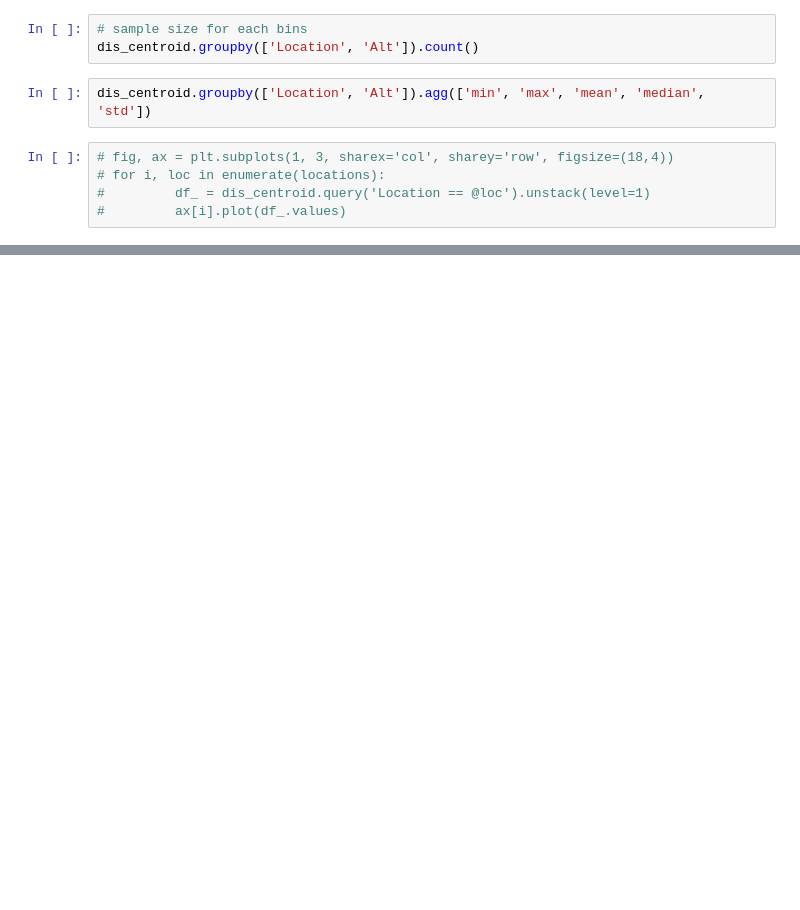
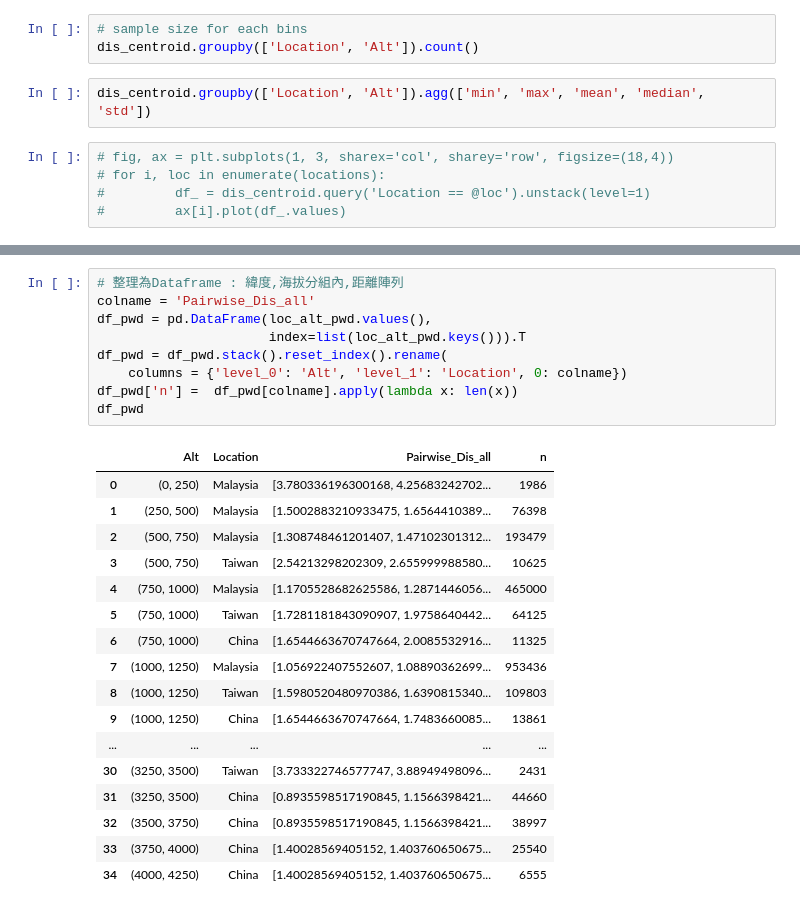
Before and after one commit to YunghuiHsu/Moth_Project, a Jupyter notebook: Moth_thermal/vsc/explore_LatentSpace.ipynb, the cells around one changed output, grey strips where cells are left out. Saved outputs shown, nothing was run; the diff lists cells and outputs as text; blank space fills up the shorter version.

```diff
--- a/Moth_thermal/vsc/explore_LatentSpace.ipynb
+++ b/Moth_thermal/vsc/explore_LatentSpace.ipynb
@@ -1247,0 +1165,27 @@ ax.set_xticklabels(
+# %%
+# 整理為Dataframe : 緯度,海拔分組內,距離陣列
+colname = 'Pairwise_Dis_all'
+df_pwd = pd.DataFrame(loc_alt_pwd.values(),
+                      index=list(loc_alt_pwd.keys())).T
+df_pwd = df_pwd.stack().reset_index().rename(
+    columns = {'level_0': 'Alt', 'level_1': 'Location', 0: colname})
+df_pwd['n'] =  df_pwd[colname].apply(lambda x: len(x))
+df_pwd
+# %% [output]
+|  | Alt | Location | Pairwise_Dis_all | n |
+| 0 | (0, 250) | Malaysia | [3.780336196300168, 4.25683242702... | 1986 |
+| 1 | (250, 500) | Malaysia | [1.5002883210933475, 1.6564410389... | 76398 |
+| 2 | (500, 750) | Malaysia | [1.308748461201407, 1.47102301312... | 193479 |
+| 3 | (500, 750) | Taiwan | [2.54213298202309, 2.655999988580... | 10625 |
+| 4 | (750, 1000) | Malaysia | [1.1705528682625586, 1.2871446056... | 465000 |
+| 5 | (750, 1000) | Taiwan | [1.7281181843090907, 1.9758640442... | 64125 |
+| 6 | (750, 1000) | China | [1.6544663670747664, 2.0085532916... | 11325 |
+| 7 | (1000, 1250) | Malaysia | [1.056922407552607, 1.08890362699... | 953436 |
+| 8 | (1000, 1250) | Taiwan | [1.5980520480970386, 1.6390815340... | 109803 |
+| 9 | (1000, 1250) | China | [1.6544663670747664, 1.7483660085... | 13861 |
+| ... | ... | ... | ... | ... |
+| 30 | (3250, 3500) | Taiwan | [3.733322746577747, 3.88949498096... | 2431 |
+| 31 | (3250, 3500) | China | [0.8935598517190845, 1.1566398421... | 44660 |
+| 32 | (3500, 3750) | China | [0.8935598517190845, 1.1566398421... | 38997 |
+| 33 | (3750, 4000) | China | [1.40028569405152, 1.403760650675... | 25540 |
+| 34 | (4000, 4250) | China | [1.40028569405152, 1.403760650675... | 6555 |
```
Also changed, not shown: parts of 30 cells of this notebook.
